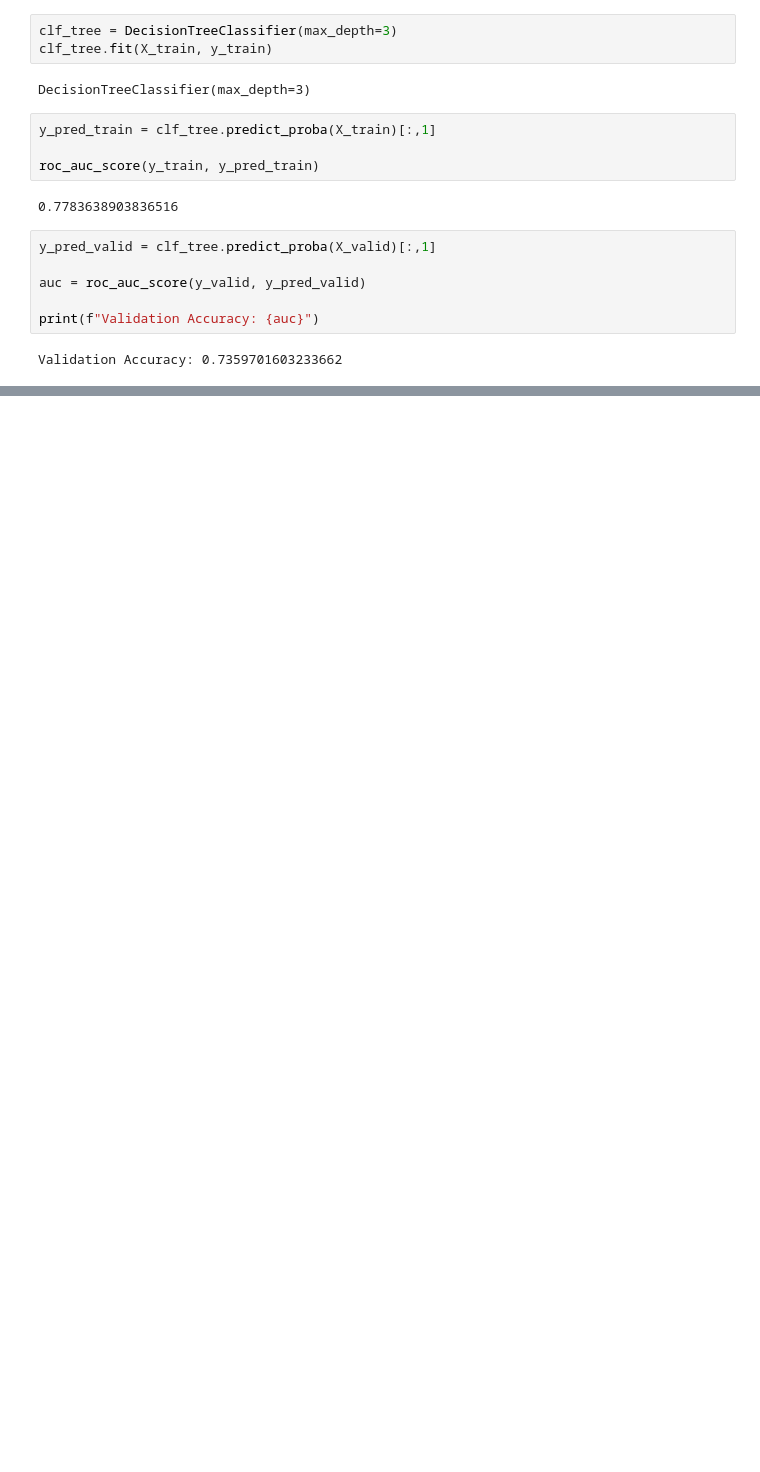
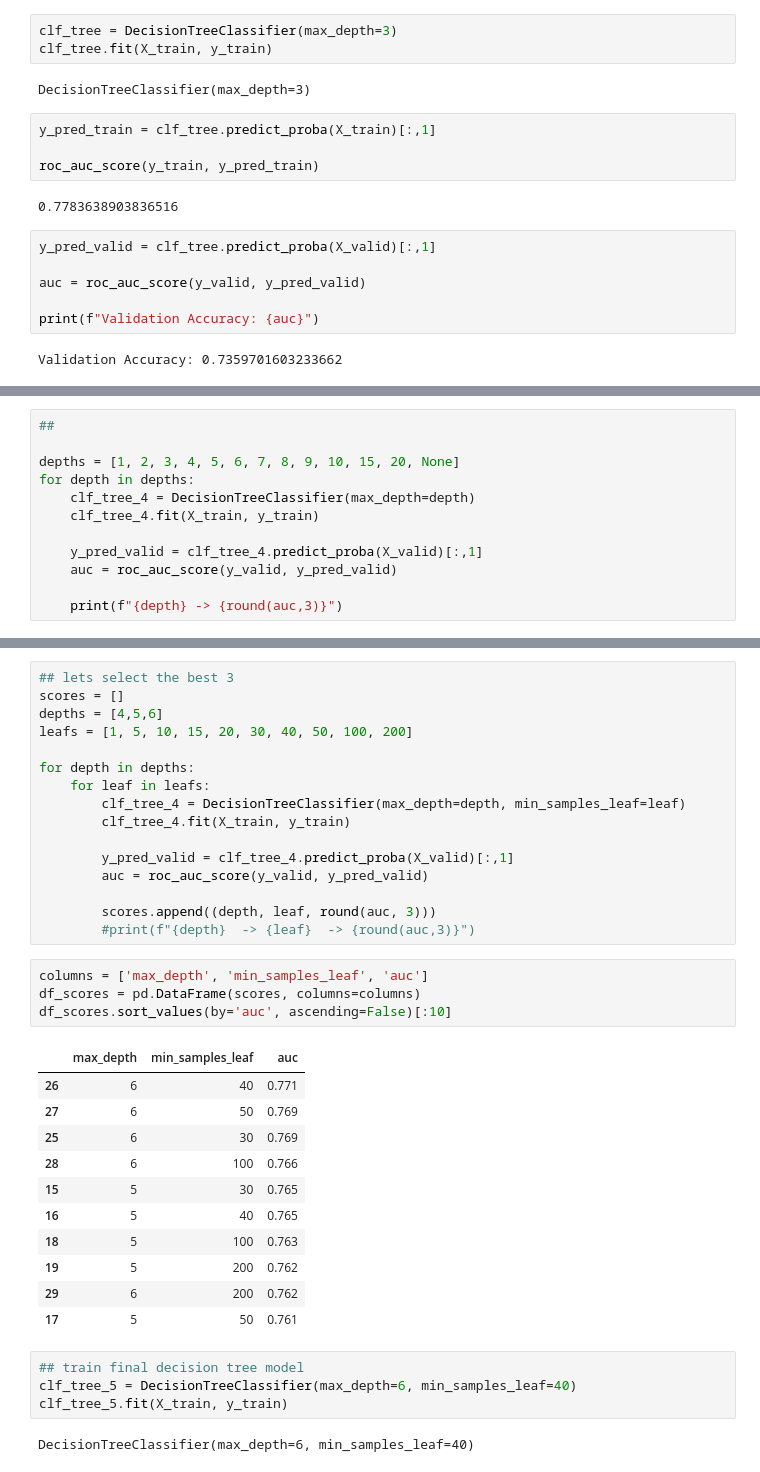
Before and after one commit to moro23/ml_zoomcamp_2022, a Jupyter notebook: chapter_6/credit_risk_scoring.ipynb, the cells around one changed output, grey strips where cells are left out. Cells and saved outputs as stored; diff of their text form; blank space fills up the shorter version.

Commit message:
trained the final model.

```diff
--- a/chapter_6/credit_risk_scoring.ipynb
+++ b/chapter_6/credit_risk_scoring.ipynb
@@ -278,0 +281,12 @@ Validation Accuracy: 0.7359701603233662
+# %%
+##
+
+depths = [1, 2, 3, 4, 5, 6, 7, 8, 9, 10, 15, 20, None]
+for depth in depths:
+    clf_tree_4 = DecisionTreeClassifier(max_depth=depth)
+    clf_tree_4.fit(X_train, y_train)
+
+    y_pred_valid = clf_tree_4.predict_proba(X_valid)[:,1]
+    auc = roc_auc_score(y_valid, y_pred_valid)
+
+    print(f"{depth} -> {round(auc,3)}")
@@ -278,0 +307,38 @@ Validation Accuracy: 0.7359701603233662
+# %%
+## lets select the best 3
+scores = []
+depths = [4,5,6]
+leafs = [1, 5, 10, 15, 20, 30, 40, 50, 100, 200]
+
+for depth in depths:
+    for leaf in leafs:
+        clf_tree_4 = DecisionTreeClassifier(max_depth=depth, min_samples_leaf=leaf)
+        clf_tree_4.fit(X_train, y_train)
+
+        y_pred_valid = clf_tree_4.predict_proba(X_valid)[:,1]
+        auc = roc_auc_score(y_valid, y_pred_valid)
+
+        scores.append((depth, leaf, round(auc, 3)))
+        #print(f"{depth}  -> {leaf}  -> {round(auc,3)}")
+# %%
+columns = ['max_depth', 'min_samples_leaf', 'auc']
+df_scores = pd.DataFrame(scores, columns=columns)
+df_scores.sort_values(by='auc', ascending=False)[:10]
+# %% [output]
+|  | max_depth | min_samples_leaf | auc |
+| 26 | 6 | 40 | 0.771 |
+| 27 | 6 | 50 | 0.769 |
+| 25 | 6 | 30 | 0.769 |
+| 28 | 6 | 100 | 0.766 |
+| 15 | 5 | 30 | 0.765 |
+| 16 | 5 | 40 | 0.765 |
+| 18 | 5 | 100 | 0.763 |
+| 19 | 5 | 200 | 0.762 |
+| 29 | 6 | 200 | 0.762 |
+| 17 | 5 | 50 | 0.761 |
+# %%
+## train final decision tree model
+clf_tree_5 = DecisionTreeClassifier(max_depth=6, min_samples_leaf=40)
+clf_tree_5.fit(X_train, y_train)
+# %% [output]
+DecisionTreeClassifier(max_depth=6, min_samples_leaf=40)
```
Also changed, not shown: parts of 3 cells of this notebook.
